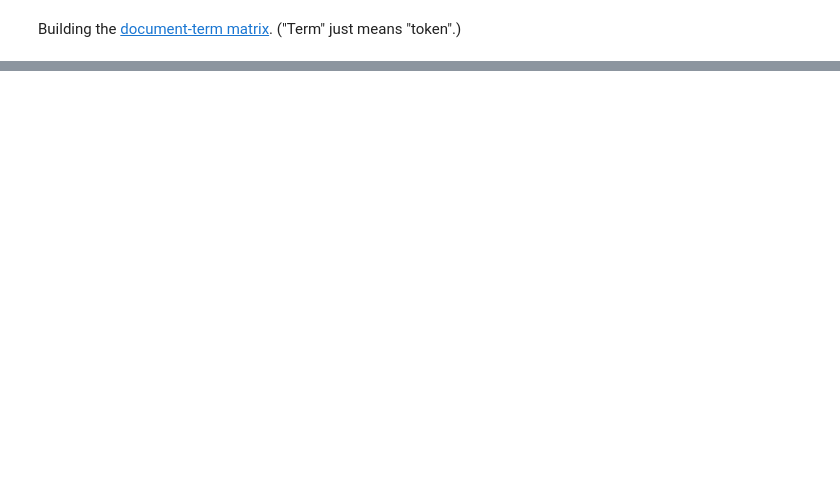
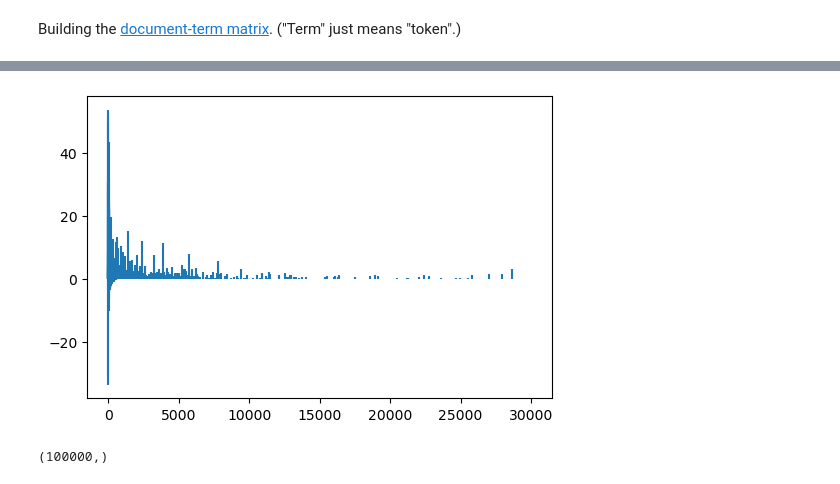
Before and after one commit to levon003/ml-visualized, a Jupyter notebook: _notebook/BoWLinRegTweets.ipynb, the cells around one changed output, grey strips where cells are left out. Cells and saved outputs as stored; diff of their text form; code cells hidden in the pictures; blank space fills up the shorter version.

```diff
--- a/_notebook/BoWLinRegTweets.ipynb
+++ b/_notebook/BoWLinRegTweets.ipynb
@@ -347,0 +406,5 @@ w.shape
+# %%
+import sklearn.linear_model
+model = sklearn.linear_model.ElasticNet(fit_intercept=False)
+model.fit(X_train, y_train)
+model.coef_.shape
@@ -347,0 +480,14 @@ w.shape
+# %%
+#random_inds = np.random.permutation(np.arange(len(w)))
+w = model.coef_[:-1]
+#plt.bar(range(len(w)), w, width=1)
+plt.vlines(range(len(w)), np.minimum(w, 0), np.maximum(w, 0))
+#plt.plot(range(len(w)), w, linewidth=1)
+plt.show()
+# %% [output]
+[figure, added]
+# %%
+y_pred = model.predict(X_test)
+y_pred.shape
+# %% [output]
+(100000,)
```
Also changed, not shown: parts of 45 cells of this notebook.
